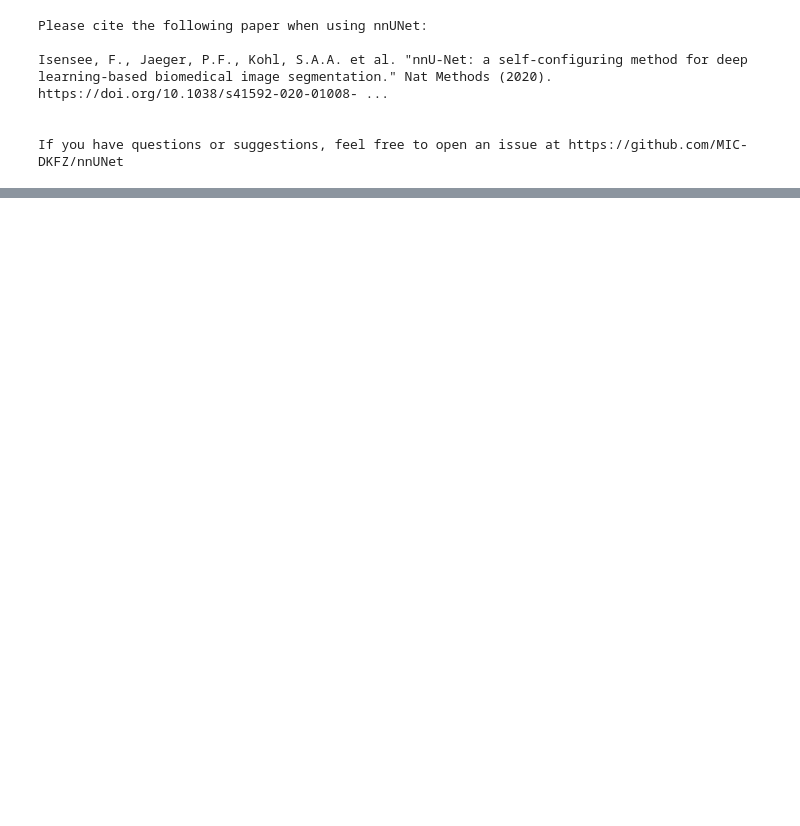
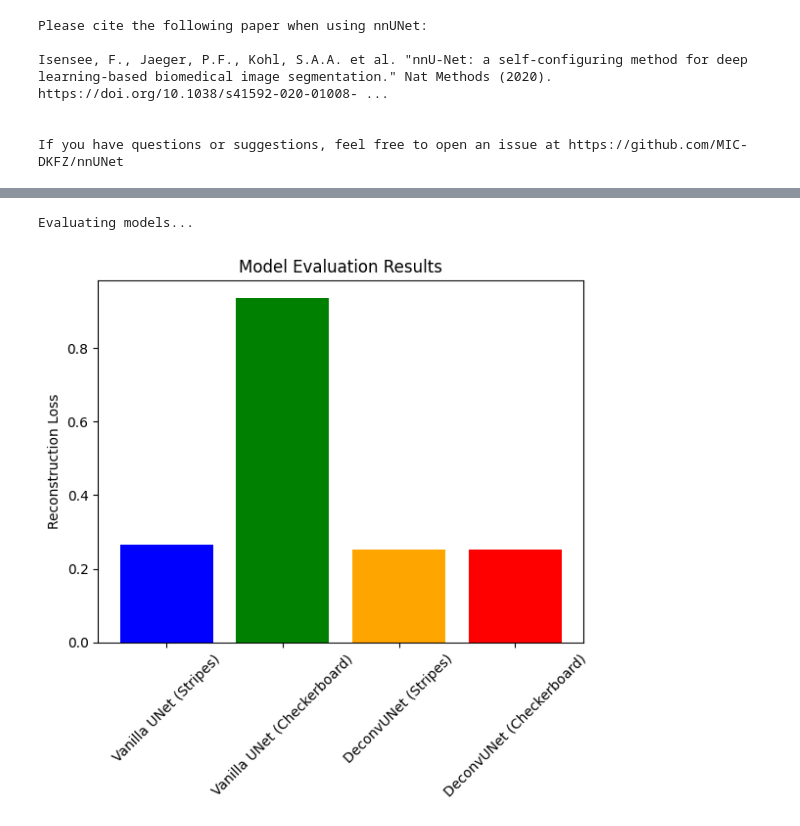
Before and after one commit to songk42/6.7960-final-project, a Jupyter notebook: Unet_deconv_experiments.ipynb, the cells around one changed output, grey strips where cells are left out. Saved outputs shown, nothing was run; the diff lists cells and outputs as text; code cells hidden in the pictures; blank space fills up the shorter version.

```diff
--- a/Unet_deconv_experiments.ipynb
+++ b/Unet_deconv_experiments.ipynb
@@ -283,0 +186,19 @@ DeconvUNet Reconstruction Loss: 0.27446448802948
+# %%
+# Evaluate models
+print("Evaluating models...")
+results = {
+    "Vanilla UNet (Stripes)": evaluate_model(striped_dataloader, unet_model_stripes, loss),
+    "Vanilla UNet (Checkerboard)": evaluate_model(checkerboard_dataloader, unet_model_checkerboard, loss),
+    "DeconvUNet (Stripes)": evaluate_model(striped_dataloader, deconv_model_stripes, loss),
+    "DeconvUNet (Checkerboard)": evaluate_model(checkerboard_dataloader, deconv_model_checkerboard, loss),
+}
+
+# Visualize evaluation results
+plt.bar(results.keys(), results.values(), color=["blue", "green", "orange", "red"])
+plt.ylabel("Reconstruction Loss")
+plt.title("Model Evaluation Results")
+plt.xticks(rotation=45)
+plt.show()
+# %% [output]
+Evaluating models...
+[figure, added]
```
Also changed, not shown: parts of 10 cells of this notebook.
